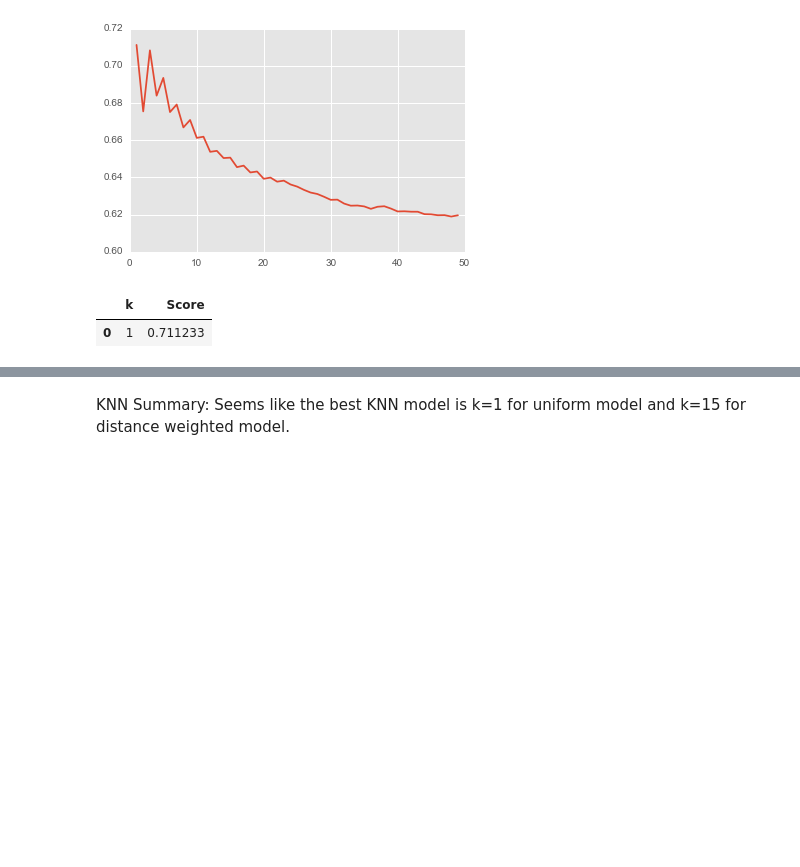
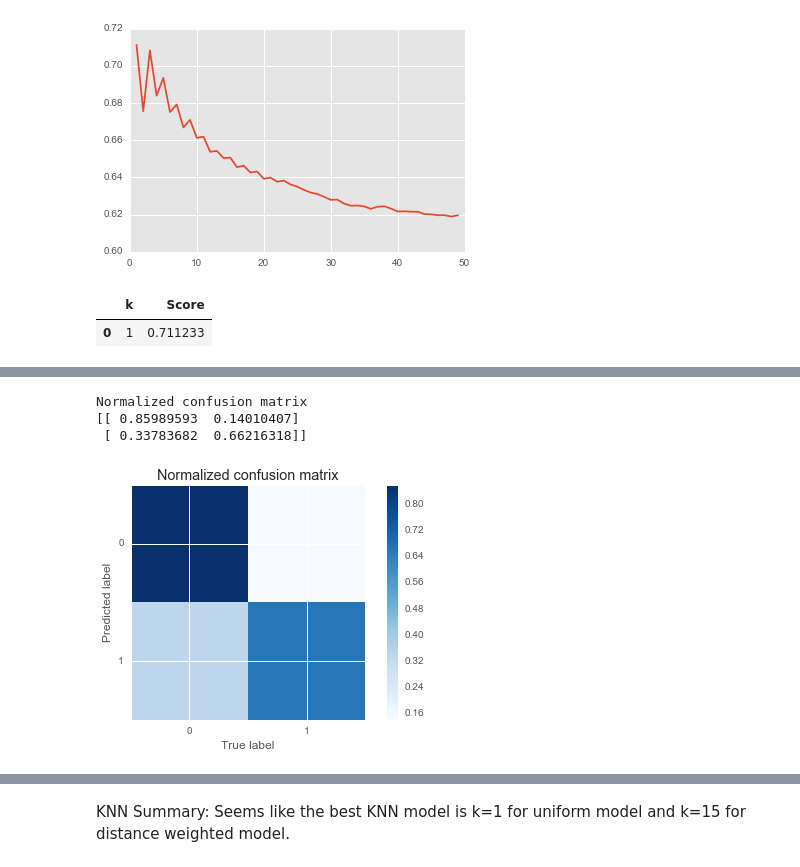
Before and after one commit to allisonchenzhujun/DS-SF-25, a Jupyter notebook: final-project/final-project-gilbert-zhang/code/final-project-gilbert-zhang-modeling.ipynb, the cells around one changed output, grey strips where cells are left out. Drawn from its saved outputs; the diff is of its cells as text; code cells hidden in the pictures; blank space fills up the shorter version.

```diff
--- a/final-project/final-project-gilbert-zhang/code/final-project-gilbert-zhang-modeling.ipynb
+++ b/final-project/final-project-gilbert-zhang/code/final-project-gilbert-zhang-modeling.ipynb
@@ -546,0 +620,3 @@ plt.plot(score_df.k, score_df.Score)
+# %%
+KNN_model = neighbors.KNeighborsClassifier(n_neighbors = 1, weights = 'uniform')
+KNN_model.fit(train_X, train_y)
@@ -548,0 +637,14 @@ score_df[score_df.Score ==score_df.Score.max()].min()
+# %%
+cm = metrics.confusion_matrix(train_y,KNN_model.predict(train_X))
+cm_normalized = cm.astype('float') / cm.sum(axis=1)[:, np.newaxis]
+print('Normalized confusion matrix')
+print(cm_normalized)
+plt.figure()
+plot_confusion_matrix(cm_normalized, title='Normalized confusion matrix')
+
+plt.show()
+# %% [output]
+Normalized confusion matrix
+[[ 0.85989593  0.14010407]
+ [ 0.33783682  0.66216318]]
+[figure, added]
```
Also changed, not shown: parts of 62 cells of this notebook.
